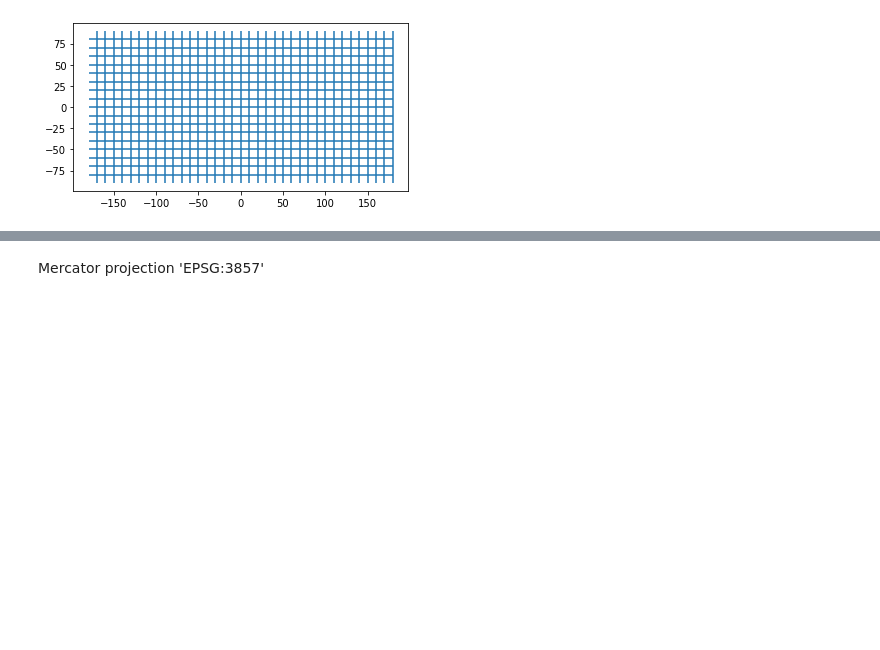
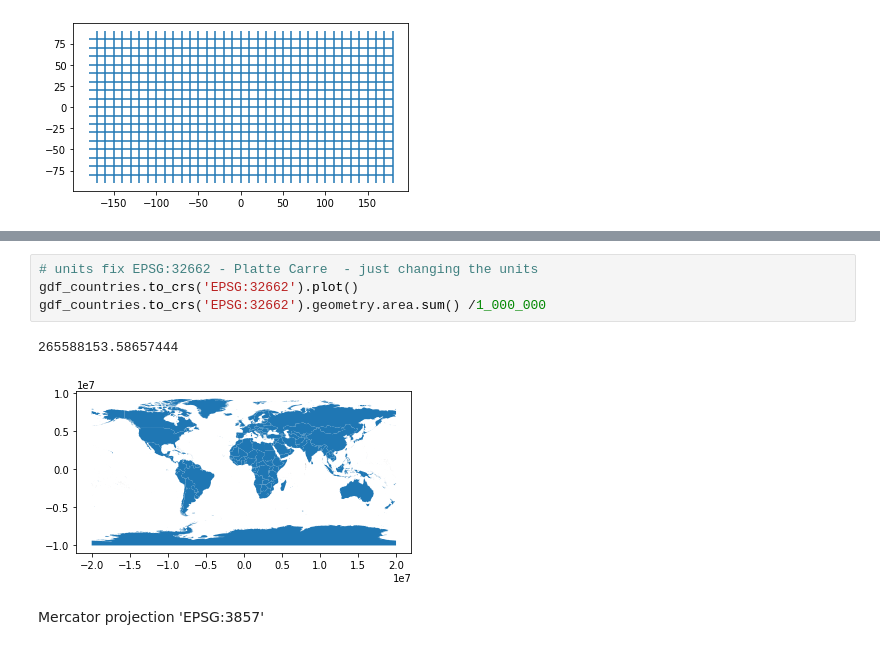
Before and after one commit to marcinszwagrzyk/Geo_Python_Ukraine_2024, a Jupyter notebook: 1_CRS_fs.ipynb, the cells around one changed output, grey strips where cells are left out. Drawn from its saved outputs; the diff is of its cells as text; blank space fills up the shorter version.

```diff
--- a/1_CRS_fs.ipynb
+++ b/1_CRS_fs.ipynb
@@ -130,3 +133,10 @@ Text(0.5, 1.0, 'WGS84')
+# %%
+# units fix EPSG:32662 - Platte Carre  - just changing the units
+gdf_countries.to_crs('EPSG:32662').plot()
+gdf_countries.to_crs('EPSG:32662').geometry.area.sum() /1_000_000
+# %% [output]
+265588153.58657444
+[figure, added]
 # %% [markdown]
 Mercator projection 'EPSG:3857'
 # %%
```
Also changed, not shown: parts of 34 cells of this notebook, 2 other files.
